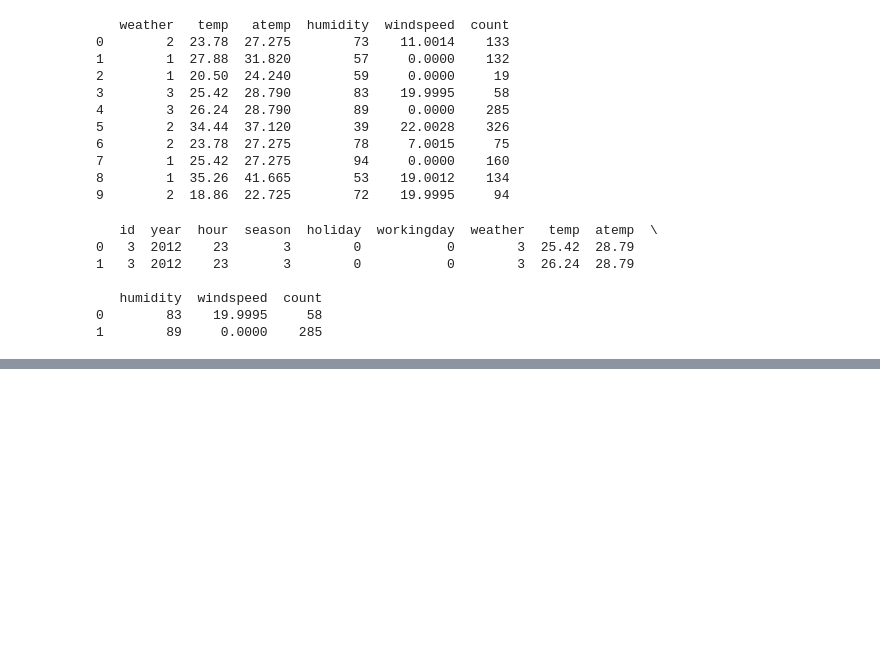
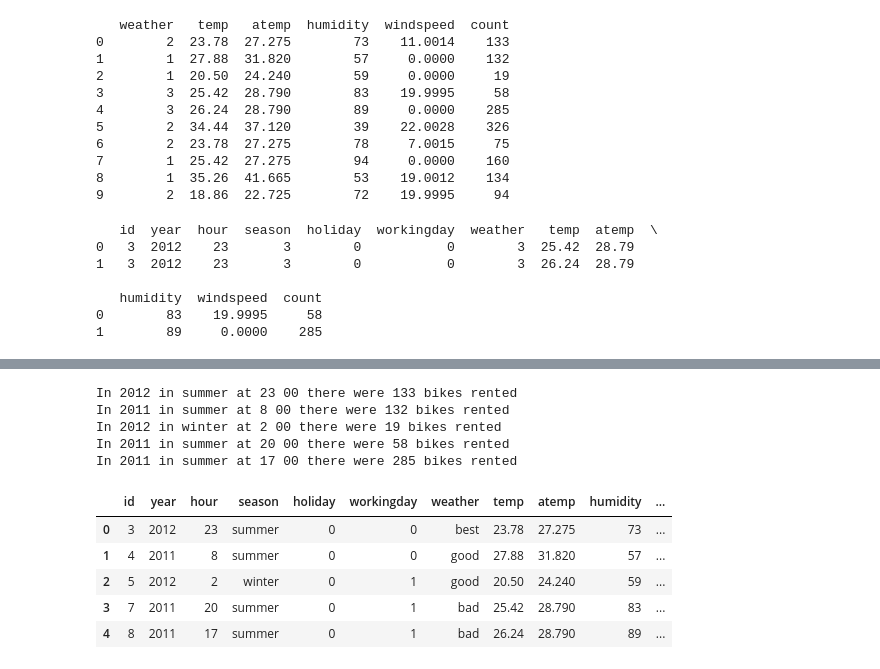
Before and after one commit to anyafrydrych/UCDPA_AnnaKleynhans, a Jupyter notebook: UCDPA_AnnaKleynhans.ipynb, the cells around one changed output, grey strips where cells are left out. Cells and saved outputs as stored; diff of their text form; code cells hidden in the pictures; blank space fills up the shorter version.

```diff
--- a/UCDPA_AnnaKleynhans.ipynb
+++ b/UCDPA_AnnaKleynhans.ipynb
@@ -319,0 +338,27 @@ uci_bike_rentals_ind.sort_index()
+# %%
+# Using looping (for) to understand number of bikes rented at different times in each year/season
+for index, row in uci_bike_rentals.head().iterrows():
+    print(f"In {row[1]} in {row[3]} at {row[2]} 00 there were {row[11]} bikes rented")
+# %% [output]
+In 2012 in summer at 23 00 there were 133 bikes rented
+In 2011 in summer at 8 00 there were 132 bikes rented
+In 2012 in winter at 2 00 there were 19 bikes rented
+In 2011 in summer at 20 00 there were 58 bikes rented
+In 2011 in summer at 17 00 there were 285 bikes rented
+# %%
+# Define a custom function - Understand if a bike was rented on weekend or weekday
+def stage_of_week(uci_bike_rentals):
+    if uci_bike_rentals in [1]:
+        return 'Weekday'
+    else:
+        return "Weekend"
+# %%
+uci_bike_rentals['weekday'] = uci_bike_rentals['workingday'].apply(stage_of_week)
+uci_bike_rentals.head()
+# %% [output]
+|  | id | year | hour | season | holiday | workingday | weather | temp | atemp | humidity | ... |
+| 0 | 3 | 2012 | 23 | summer | 0 | 0 | best | 23.78 | 27.275 | 73 | ... |
+| 1 | 4 | 2011 | 8 | summer | 0 | 0 | good | 27.88 | 31.820 | 57 | ... |
+| 2 | 5 | 2012 | 2 | winter | 0 | 1 | good | 20.50 | 24.240 | 59 | ... |
+| 3 | 7 | 2011 | 20 | summer | 0 | 1 | bad | 25.42 | 28.790 | 83 | ... |
+| 4 | 8 | 2011 | 17 | summer | 0 | 1 | bad | 26.24 | 28.790 | 89 | ... |
```
Also changed, not shown: parts of 16 cells of this notebook.
